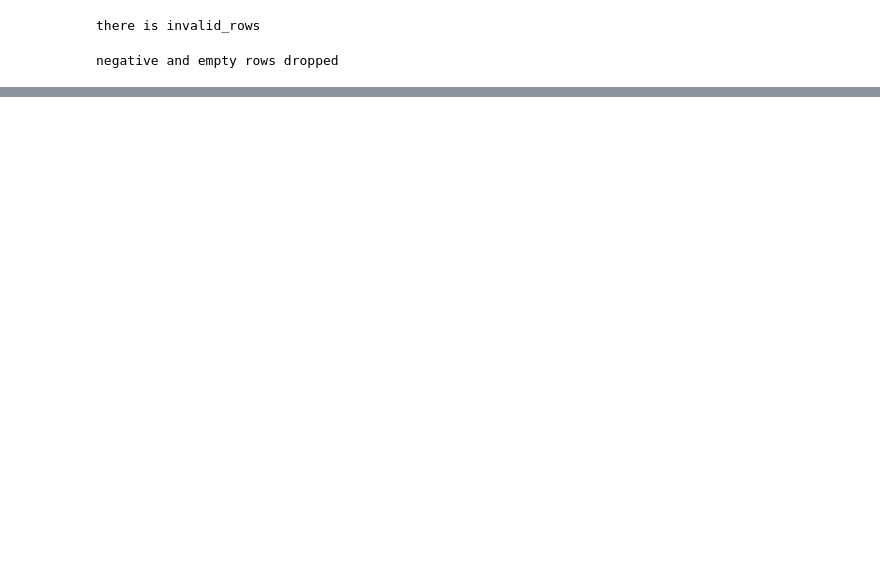
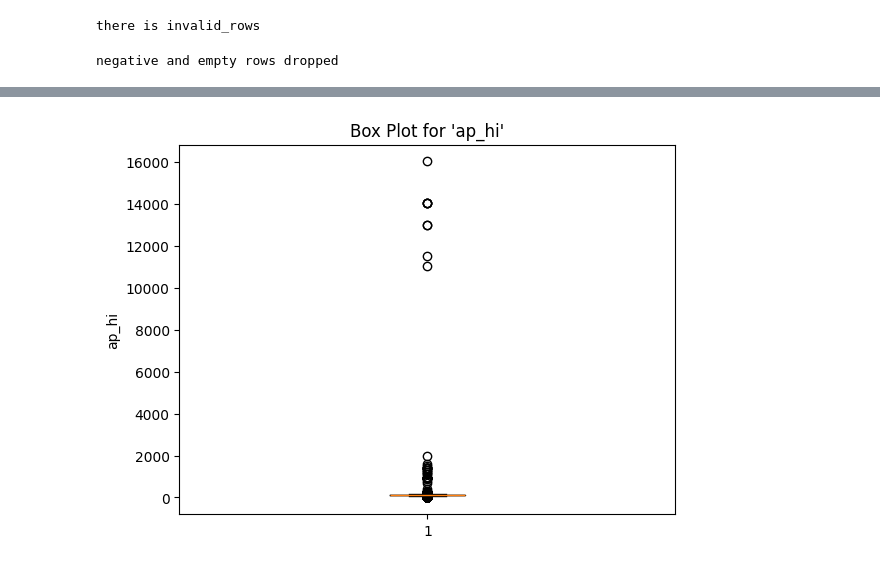
Before and after one commit to Echooed/cardio_cov, a Jupyter notebook: notebooks/cardio_cov_data_cleaning_new.ipynb, the cells around one changed output, grey strips where cells are left out. Cells and saved outputs as stored; diff of their text form; code cells hidden in the pictures; blank space fills up the shorter version.

```diff
--- a/notebooks/cardio_cov_data_cleaning_new.ipynb
+++ b/notebooks/cardio_cov_data_cleaning_new.ipynb
@@ -527,0 +588,10 @@ Name: age, dtype: int64
+# %%
+import matplotlib.pyplot as plt
+
+# Create a box plot
+plt.boxplot(cardio_base_clean['ap_hi'])
+plt.title("Box Plot for 'ap_hi'")
+plt.ylabel("ap_hi")
+plt.show()
+# %% [output]
+[figure, added]
```
Also changed, not shown: parts of 9 cells of this notebook.
